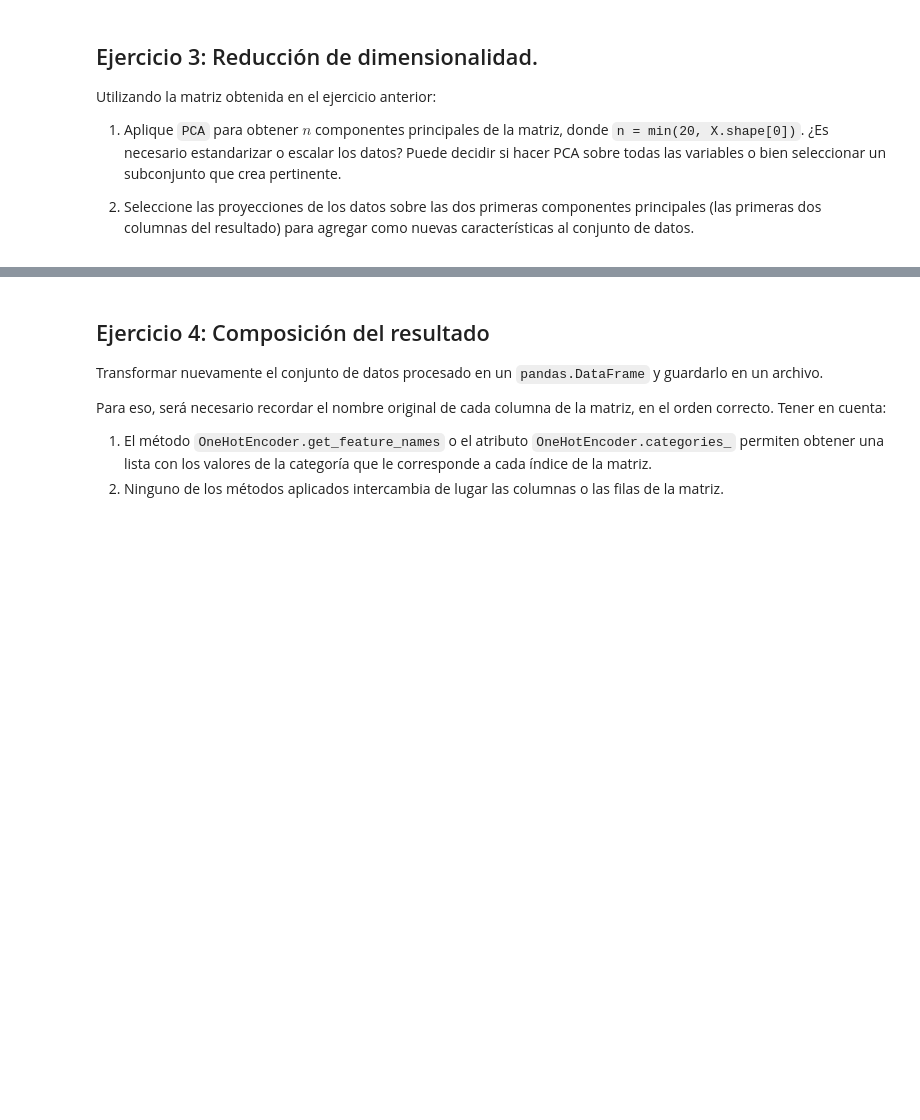
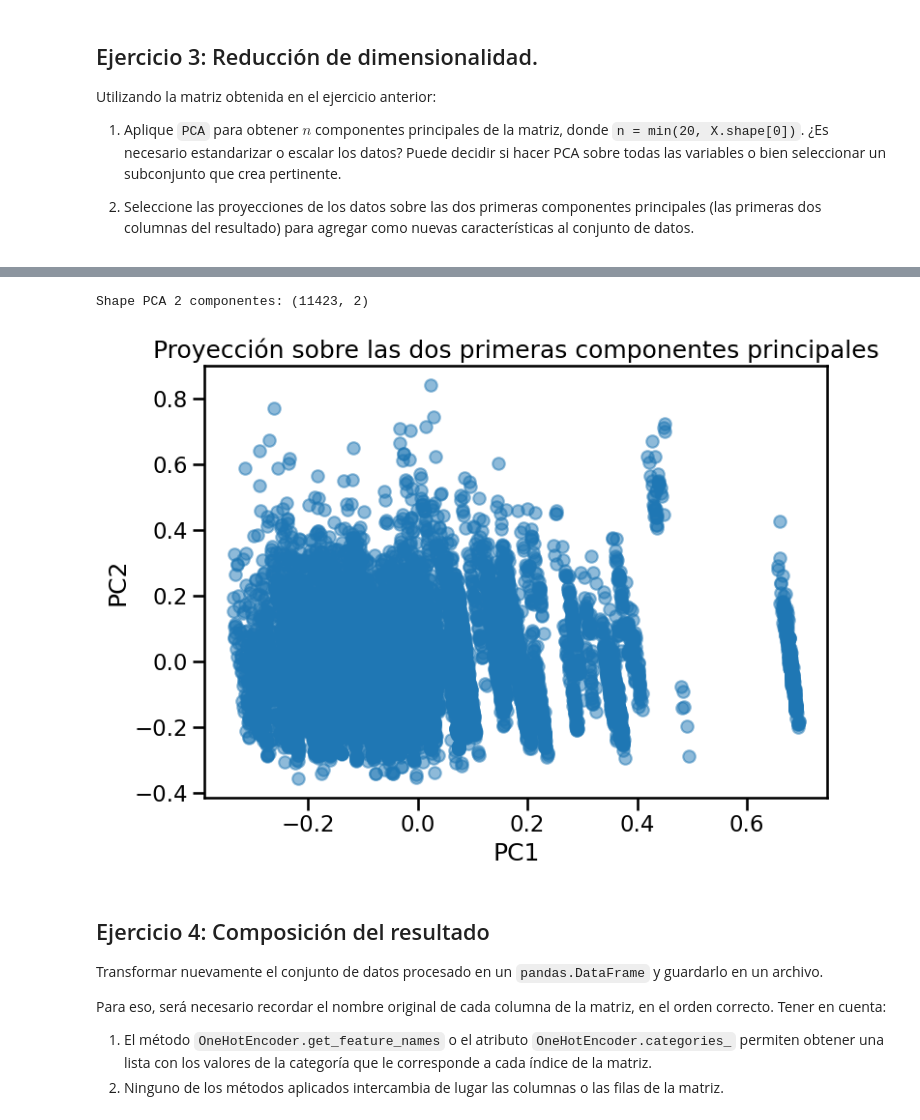
Before and after one commit to sgruyzcki/DiploDatos2026, a Jupyter notebook: Análisis Exploratorio y Curación de Datos/parte 1/ECD_2026_Entregable_Parte_1_grupo_3.ipynb, the cells around one changed output, grey strips where cells are left out. Drawn from its saved outputs; the diff is of its cells as text; code cells hidden in the pictures; blank space fills up the shorter version.

```diff
--- a/Análisis Exploratorio y Curación de Datos/parte 1/ECD_2026_Entregable_Parte_1_grupo_3.ipynb
+++ b/Análisis Exploratorio y Curación de Datos/parte 1/ECD_2026_Entregable_Parte_1_grupo_3.ipynb
@@ -843,3 +896,20 @@ print(loadings.sort_values('Componente 1', ascending=False))
+# %%
+# Proyección sobre las dos primeras componentes
+X_pca_2 = X_pca[:, :2]
+
+print("Shape PCA 2 componentes:", X_pca_2.shape)
+
+plt.figure(figsize=(8, 6))
+plt.scatter(X_pca[:, 0], X_pca[:, 1], alpha=0.5)
+
+plt.xlabel('PC1')
+plt.ylabel('PC2')
+plt.title('Proyección sobre las dos primeras componentes principales')
+plt.tight_layout()
+plt.show()
+# %% [output]
+Shape PCA 2 componentes: (11423, 2)
+[figure, added]
 # %% [markdown]
 ## Ejercicio 4: Composición del resultado
 
```
Also changed, not shown: parts of 7 cells of this notebook.
